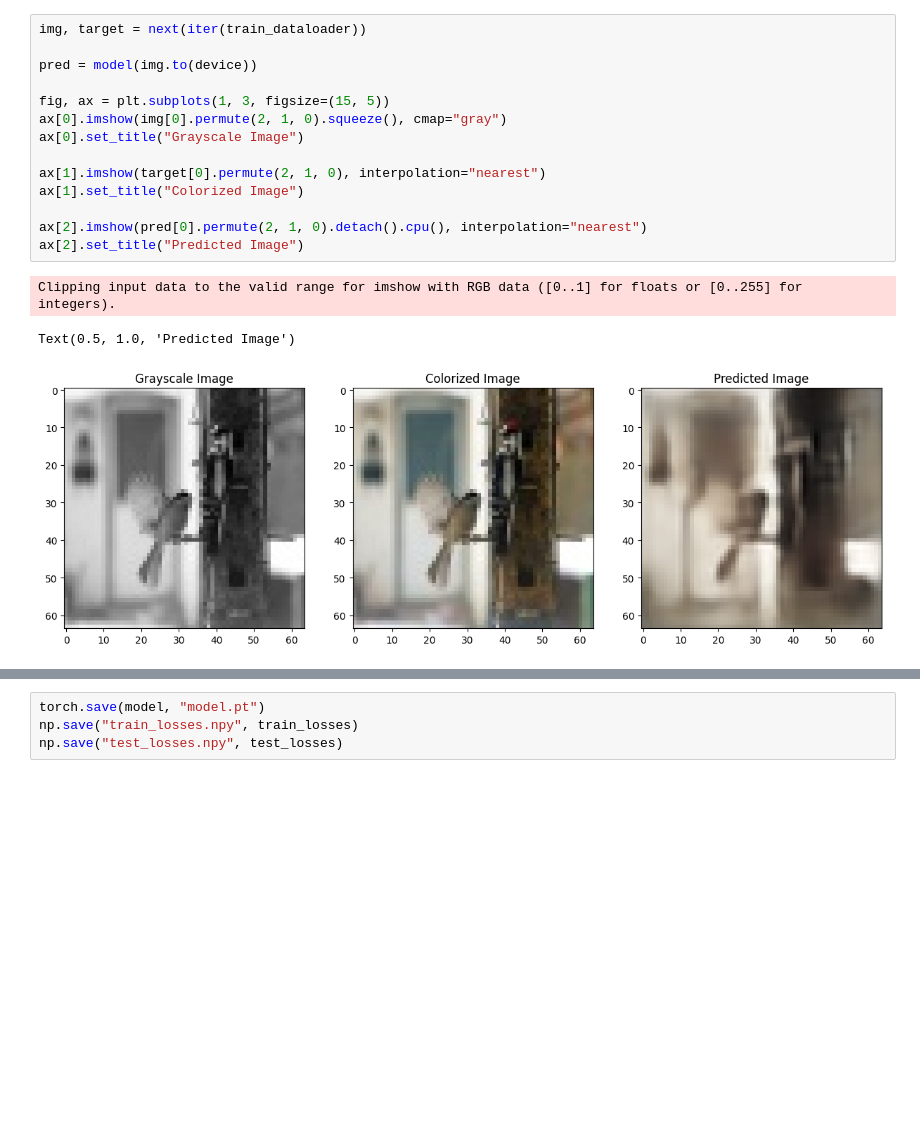
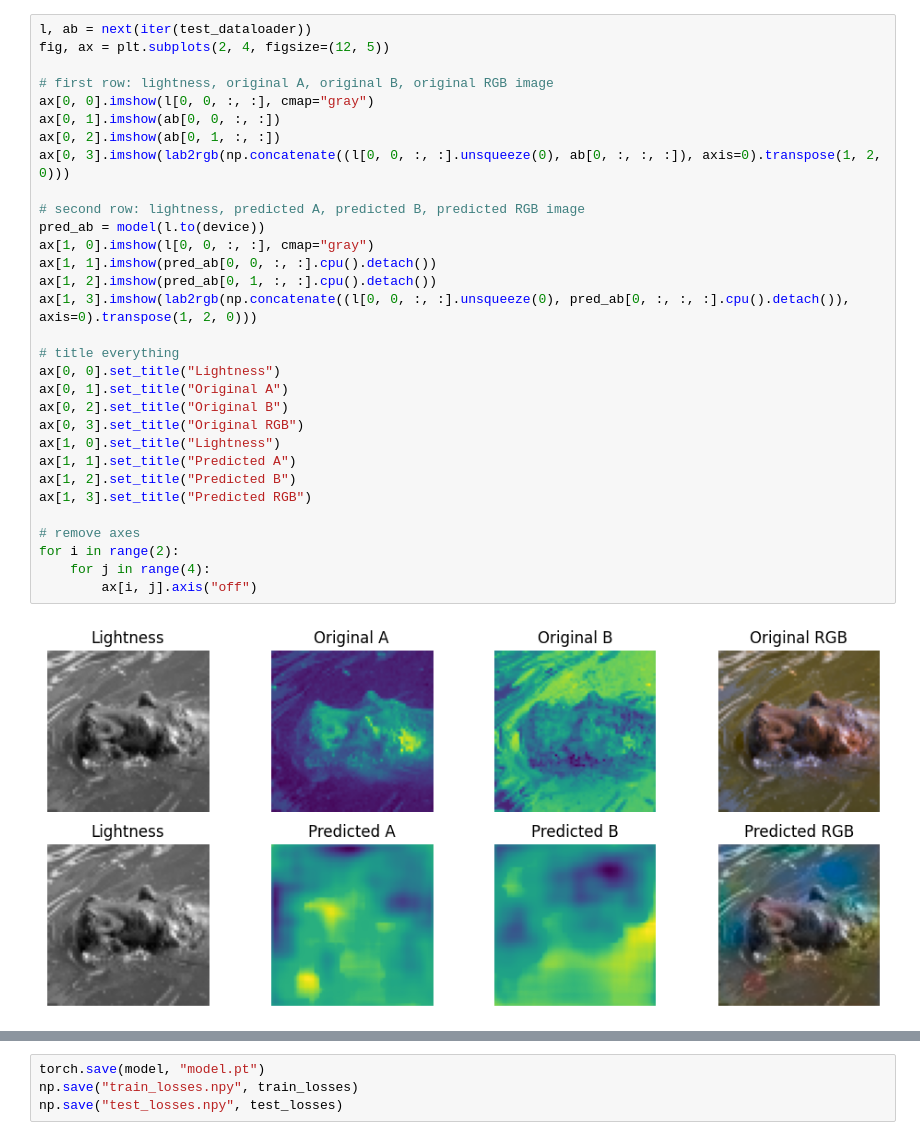
Before and after one commit to pranavavva/image-colorizer, a Jupyter notebook: image-colorizer/model1.ipynb, the cells around one changed output, grey strips where cells are left out. Saved outputs shown, nothing was run; the diff lists cells and outputs as text; blank space fills up the shorter version.

Commit message:
model 2

```diff
--- a/image-colorizer/model1.ipynb
+++ b/image-colorizer/model1.ipynb
@@ -255,22 +376,37 @@ loss: 0.013743  [ 6400/100000]
 KeyboardInterrupt:
-# %%
-img, target = next(iter(train_dataloader))
-
-pred = model(img.to(device))
-
-fig, ax = plt.subplots(1, 3, figsize=(15, 5))
-ax[0].imshow(img[0].permute(2, 1, 0).squeeze(), cmap="gray")
-ax[0].set_title("Grayscale Image")
-
-ax[1].imshow(target[0].permute(2, 1, 0), interpolation="nearest")
-ax[1].set_title("Colorized Image")
-
-ax[2].imshow(pred[0].permute(2, 1, 0).detach().cpu(), interpolation="nearest")
-ax[2].set_title("Predicted Image")
-# %% [output]
-Clipping input data to the valid range for imshow with RGB data ([0..1] for floats or [0..255] for integers).
-Text(0.5, 1.0, 'Predicted Image')
-[figure, removed]
+# %%
+l, ab = next(iter(test_dataloader))
+fig, ax = plt.subplots(2, 4, figsize=(12, 5))
+
+# first row: lightness, original A, original B, original RGB image
+ax[0, 0].imshow(l[0, 0, :, :], cmap="gray")
+ax[0, 1].imshow(ab[0, 0, :, :])
+ax[0, 2].imshow(ab[0, 1, :, :])
+ax[0, 3].imshow(lab2rgb(np.concatenate((l[0, 0, :, :].unsqueeze(0), ab[0, :, :, :]), axis=0).transpose(1, 2, 0)))
+
+# second row: lightness, predicted A, predicted B, predicted RGB image
+pred_ab = model(l.to(device))
+ax[1, 0].imshow(l[0, 0, :, :], cmap="gray")
+ax[1, 1].imshow(pred_ab[0, 0, :, :].cpu().detach())
+ax[1, 2].imshow(pred_ab[0, 1, :, :].cpu().detach())
+ax[1, 3].imshow(lab2rgb(np.concatenate((l[0, 0, :, :].unsqueeze(0), pred_ab[0, :, :, :].cpu().detach()), axis=0).transpose(1, 2, 0)))
+
+# title everything
+ax[0, 0].set_title("Lightness")
+ax[0, 1].set_title("Original A")
+ax[0, 2].set_title("Original B")
+ax[0, 3].set_title("Original RGB")
+ax[1, 0].set_title("Lightness")
+ax[1, 1].set_title("Predicted A")
+ax[1, 2].set_title("Predicted B")
+ax[1, 3].set_title("Predicted RGB")
+
+# remove axes
+for i in range(2):
+    for j in range(4):
+        ax[i, j].axis("off")
+# %% [output]
+[figure, added]
 # %%
 fig, ax = plt.subplots(1, 1, figsize=(12, 7))
 ax.plot(train_losses, label="Train Loss")
```
Also changed, not shown: parts of 16 cells of this notebook, 14 other files.
